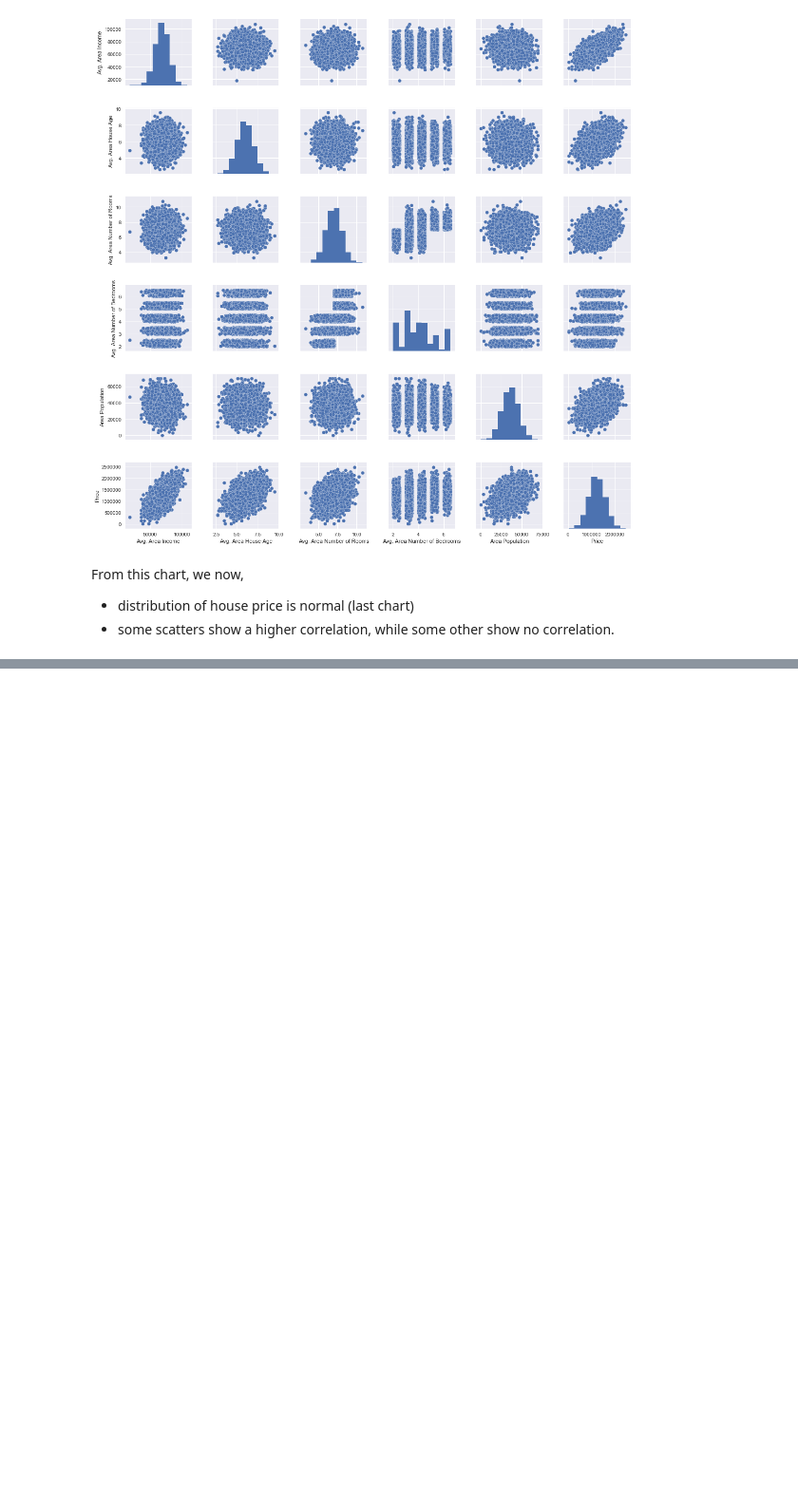
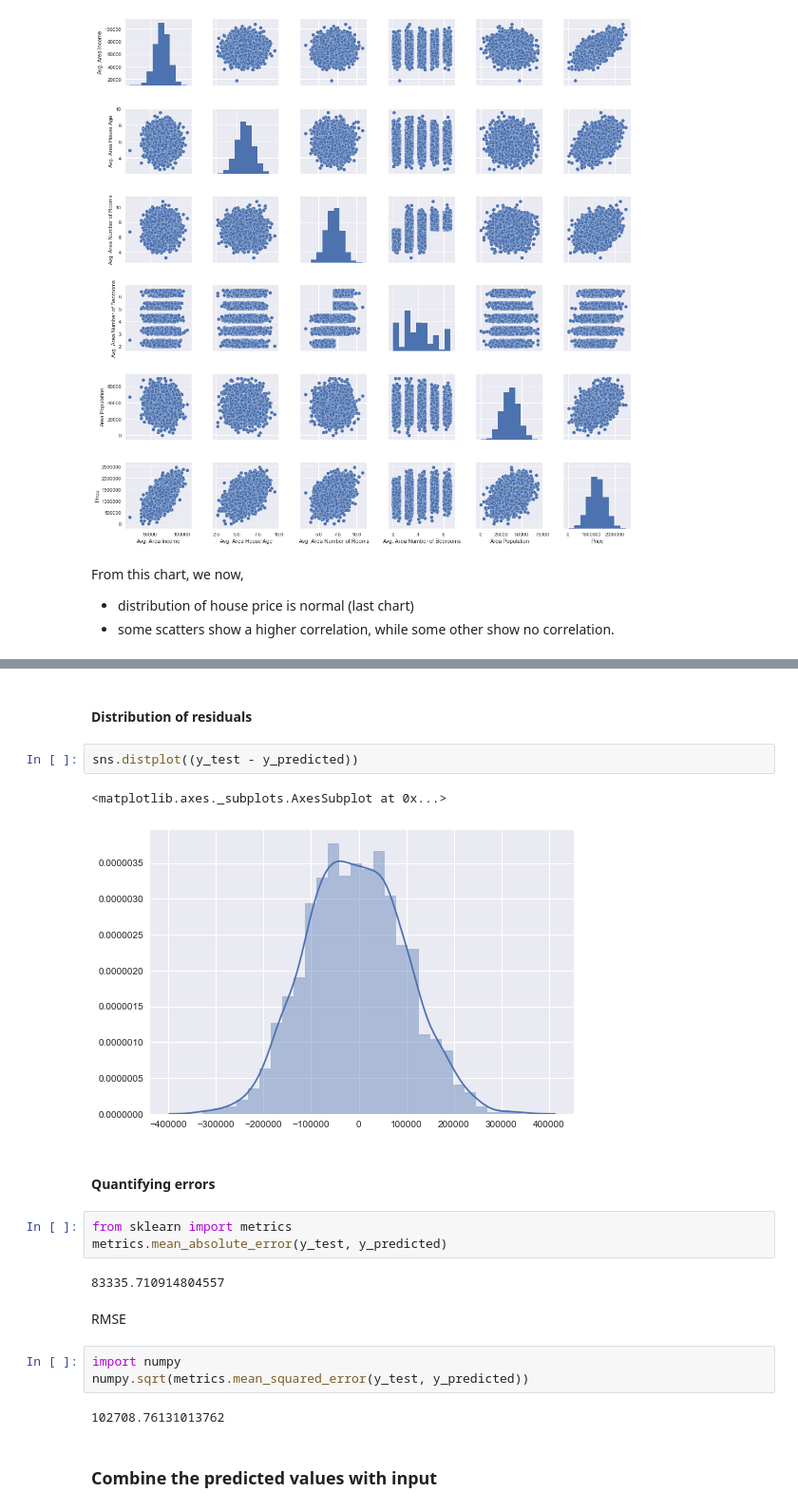
Before and after one commit to AtmaMani/pyChakras, a Jupyter notebook: ml/sklearn_linear_regression.ipynb, the cells around one changed output, grey strips where cells are left out. Shown: that part at 95% size. Drawn from its saved outputs; the diff is of its cells as text; blank space fills up the shorter version.

```diff
--- a/ml/sklearn_linear_regression.ipynb
+++ b/ml/sklearn_linear_regression.ipynb
@@ -54,0 +159,23 @@ We use a number of numerical columns to regress the house price. Each column's i
+# %% [markdown]
+#### Distribution of residuals
+# %%
+sns.distplot((y_test - y_predicted))
+# %% [output]
+<matplotlib.axes._subplots.AxesSubplot at 0x...>
+[figure, added]
+# %% [markdown]
+#### Quantifying errors
+# %%
+from sklearn import metrics
+metrics.mean_absolute_error(y_test, y_predicted)
+# %% [output]
+83335.710914804557
+# %% [markdown]
+RMSE
+# %%
+import numpy
+numpy.sqrt(metrics.mean_squared_error(y_test, y_predicted))
+# %% [output]
+102708.76131013762
+# %% [markdown]
+### Combine the predicted values with input
```
Also changed, not shown: parts of 24 cells of this notebook.
